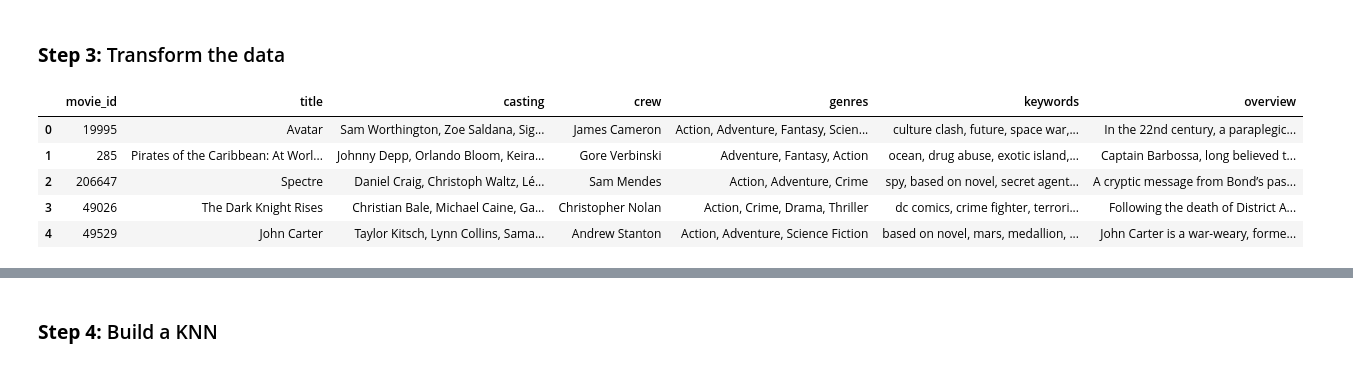
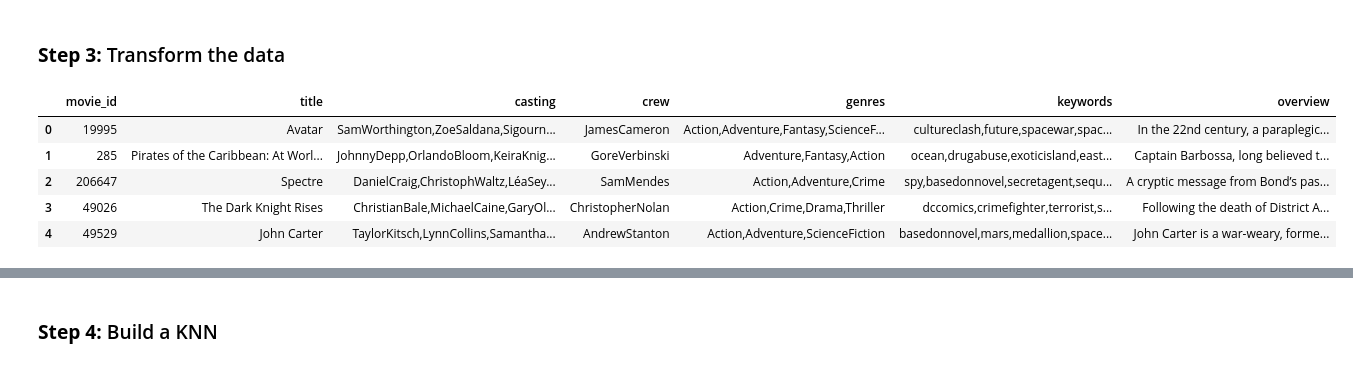
Before and after one commit to fevc08/k-nearest_neighbors_project, a Jupyter notebook: src/explore.ipynb, the cells around one changed output, grey strips where cells are left out. Cells and saved outputs as stored; diff of their text form; code cells hidden in the pictures.

```diff
--- a/src/explore.ipynb
+++ b/src/explore.ipynb
@@ -225,37 +225,43 @@ def extract_name(json_str):
     return ', '.join(names)
 
 # Extract and transform the 'genres' column
 tmdb_movies_df['genres'] = tmdb_movies_df['genres'].apply(extract_name)
 
 # Extract and transform the 'keywords' column
 tmdb_movies_df['keywords'] = tmdb_movies_df['keywords'].apply(extract_name)
 
 # Extract and transform the 'cast' column (select the first three names)
 def extract_cast_names(json_str):
     data = json.loads(json_str)
     names = [item['name'] for item in data[:3]]
     return ', '.join(names)
 
 tmdb_movies_df['casting'] = tmdb_movies_df['casting'].apply(extract_cast_names)
 
 # Extract and transform the 'crew' column (convert it to contain the name of the director)
 def extract_director_name(json_str):
     data = json.loads(json_str)
     for item in data:
         if item['job'] == 'Director':
             return item['name']
     return ''
 
 tmdb_movies_df['crew'] = tmdb_movies_df['crew'].apply(extract_director_name)
 
+# Remove spaces between words
+tmdb_movies_df['genres'] = tmdb_movies_df['genres'].str.replace(' ', '')
+tmdb_movies_df['casting'] = tmdb_movies_df['casting'].str.replace(' ', '')
+tmdb_movies_df['crew'] = tmdb_movies_df['crew'].str.replace(' ', '')
+tmdb_movies_df['keywords'] = tmdb_movies_df['keywords'].str.replace(' ', '')
+
 # Display the tmbd_movies_df
 tmdb_movies_df.head()
 # %% [output]
 |  | movie_id | title | casting | crew | genres | keywords | overview |
-| 0 | 19995 | Avatar | Sam Worthington, Zoe Saldana, Sig... | James Cameron | Action, Adventure, Fantasy, Scien... | culture clash, future, space war,... | In the 22nd century, a paraplegic... |
-| 1 | 285 | Pirates of the Caribbean: At Worl... | Johnny Depp, Orlando Bloom, Keira... | Gore Verbinski | Adventure, Fantasy, Action | ocean, drug abuse, exotic island,... | Captain Barbossa, long believed t... |
-| 2 | 206647 | Spectre | Daniel Craig, Christoph Waltz, Lé... | Sam Mendes | Action, Adventure, Crime | spy, based on novel, secret agent... | A cryptic message from Bond’s pas... |
-| 3 | 49026 | The Dark Knight Rises | Christian Bale, Michael Caine, Ga... | Christopher Nolan | Action, Crime, Drama, Thriller | dc comics, crime fighter, terrori... | Following the death of District A... |
-| 4 | 49529 | John Carter | Taylor Kitsch, Lynn Collins, Sama... | Andrew Stanton | Action, Adventure, Science Fiction | based on novel, mars, medallion, ... | John Carter is a war-weary, forme... |
+| 0 | 19995 | Avatar | SamWorthington,ZoeSaldana,Sigourn... | JamesCameron | Action,Adventure,Fantasy,ScienceF... | cultureclash,future,spacewar,spac... | In the 22nd century, a paraplegic... |
+| 1 | 285 | Pirates of the Caribbean: At Worl... | JohnnyDepp,OrlandoBloom,KeiraKnig... | GoreVerbinski | Adventure,Fantasy,Action | ocean,drugabuse,exoticisland,east... | Captain Barbossa, long believed t... |
+| 2 | 206647 | Spectre | DanielCraig,ChristophWaltz,LéaSey... | SamMendes | Action,Adventure,Crime | spy,basedonnovel,secretagent,sequ... | A cryptic message from Bond’s pas... |
+| 3 | 49026 | The Dark Knight Rises | ChristianBale,MichaelCaine,GaryOl... | ChristopherNolan | Action,Crime,Drama,Thriller | dccomics,crimefighter,terrorist,s... | Following the death of District A... |
+| 4 | 49529 | John Carter | TaylorKitsch,LynnCollins,Samantha... | AndrewStanton | Action,Adventure,ScienceFiction | basedonnovel,mars,medallion,space... | John Carter is a war-weary, forme... |
 # %%
 # Reduce our dataset by combining all of our previous converted columns into a single column called tags
```
Also changed, not shown: parts of 5 cells of this notebook, 1 other file.
